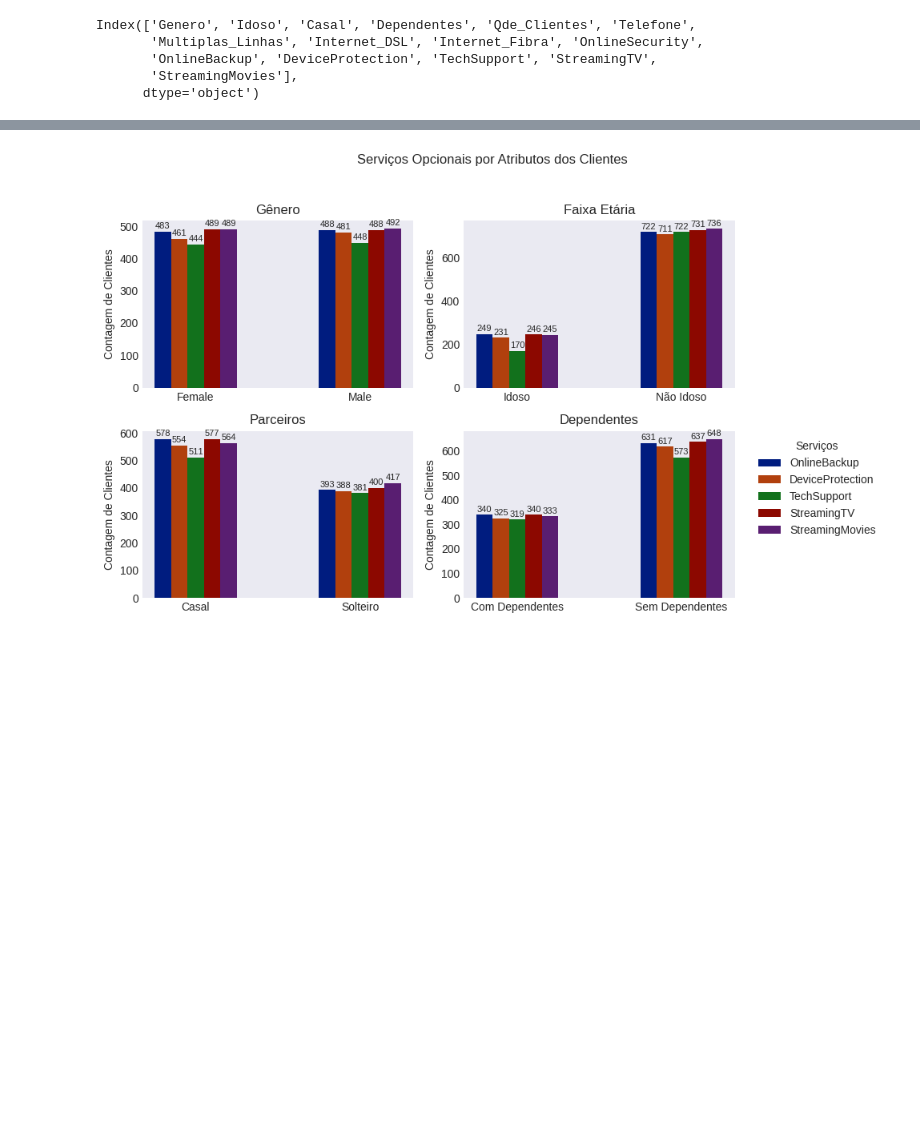
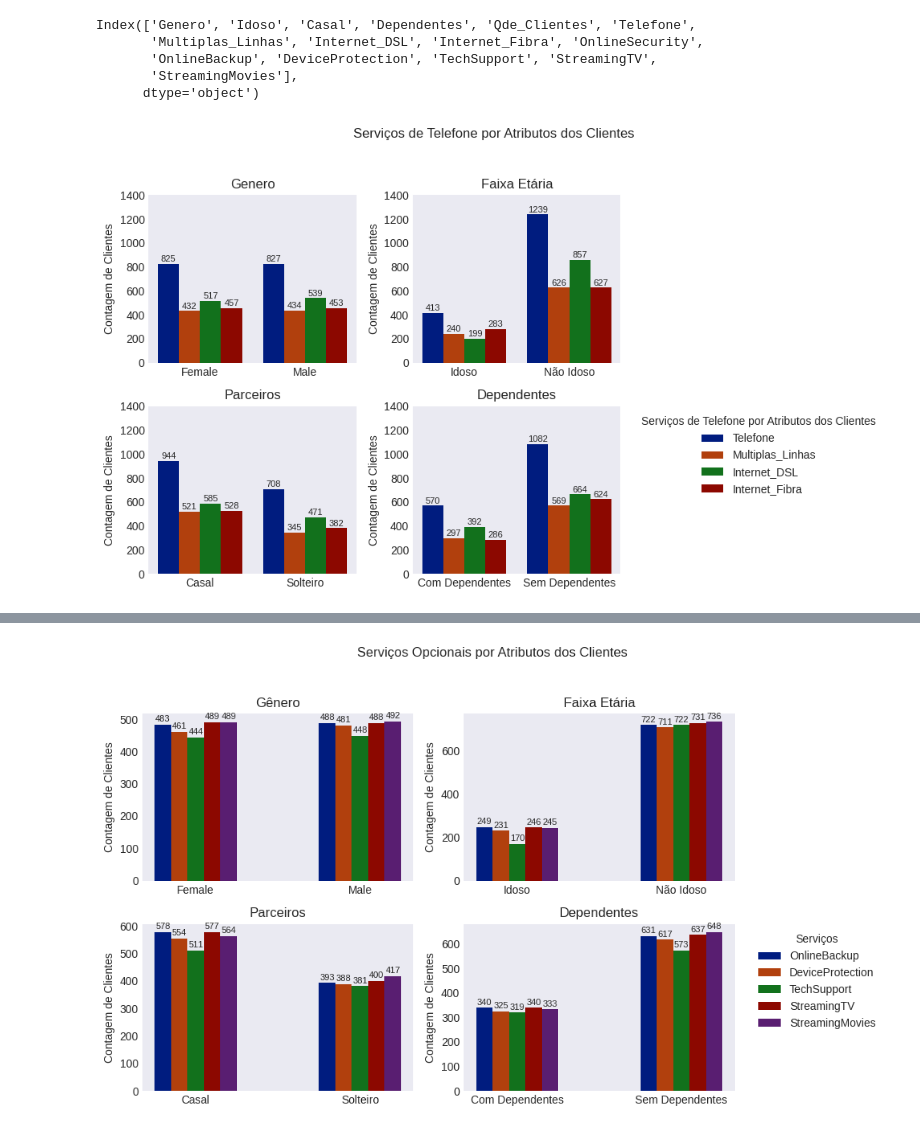
Before and after one commit to mauricioaalmeida/ONE-TelecomX, a Jupyter notebook: TelecomX_BR.ipynb, the cells around one changed output, grey strips where cells are left out. Saved outputs shown, nothing was run; the diff lists cells and outputs as text; code cells hidden in the pictures; blank space fills up the shorter version.

Commit message:
Graficos com funções

```diff
--- a/TelecomX_BR.ipynb
+++ b/TelecomX_BR.ipynb
@@ -784,6 +802,42 @@ with plt.style.context('seaborn-v0_8-dark'):
 [figure]
 # %% [markdown]
 ### Analise do Perfil de Clientes por Servicos
+# %%
+# Função para plotar 4 gráficos comparativos
+def graficos_atributos(df_array,col_valores, col_grupos, titulos_axes, legendas, tamanho_barra, titulo, max_y):
+  with plt.style.context('seaborn-v0_8-dark'):
+      cores = sns.color_palette("dark", n_colors=len(col_valores))
+      fig, axs = plt.subplots(2,2,figsize=(10, 6))
+      fig.suptitle(titulo)
+      bar_width = tamanho_barra  # Largura de cada barra
+      indices = range(2)
+      col_num = 0
+      for axi in range(2):
+        for axj in range(2):
+          ax = axs[axi,axj]
+          df = df_array[col_num]
+          for i, col in enumerate(col_valores):
+              # Posicionar as barras com deslocamento
+              bars = ax.bar([x + i * bar_width for x in indices], df[col],
+                            width=bar_width, label=col, color=cores[i])
+              # Adicionar valores acima das barras
+              for bar in bars:
+                  height = bar.get_height()
+                  ax.text(bar.get_x() + bar.get_width() / 2, height + 5, f'{int(height)}',
+                          ha='center', va='bottom', fontsize=8)
+          ax.set_xticks([x + bar_width * (len(col_valores) - 1) / 2 for x in indices])
+          ax.set_xticklabels(df[col_grupos[col_num]])
+          ax.set_title(titulos_axes[col_num])
+          ax.set_ylabel(legendas[col_num])
+          ax.set_xlabel(legendas[col_num+4])
+          ax.set_ylim(0,max_y)
+          #ax.legend(title='Serviços', bbox_to_anchor=(1.05, 1), loc='upper left')
+          col_num += 1
+
+      plt.legend(title=titulo, bbox_to_anchor=(1.05, 1), loc='upper left')
+
+      plt.tight_layout(rect=[0, 0, 1, 0.95])
+      plt.show()
 # %%
 df_ouro.Servico_Internet.value_counts()
 # %% [output]
@@ -834,8 +888,18 @@ Index(['Genero', 'Idoso', 'Casal', 'Dependentes', 'Qde_Clientes', 'Telefone',
        'StreamingMovies'],
       dtype='object')
 # %%
+titulo = 'Serviços de Telefone por Atributos dos Clientes'
 col_servicos = ['Telefone', 'Multiplas_Linhas', 'Internet_DSL', 'Internet_Fibra']
+col_grupos = ['Genero','Idoso','Casal','Dependentes']
+titulos_ax = ['Genero','Faixa Etária','Parceiros','Dependentes']
+legendas = ['Contagem de Clientes','Contagem de Clientes','Contagem de Clientes','Contagem de Clientes',
+             '','','','']
+tamanho_barras = 0.2
 df_genero = ouro_Clientes_Servicos.groupby('Genero')[col_servicos].sum().reset_index()
 df_idoso = ouro_Clientes_Servicos.groupby('Idoso')[col_servicos].sum().reset_index()
 df_casado = ouro_Clientes_Servicos.groupby('Casal')[col_servicos].sum().reset_index()
 df_dependente = ouro_Clientes_Servicos.groupby('Dependentes')[col_servicos].sum().reset_index()
+# %%
+graficos_atributos([df_genero,df_idoso,df_casado,df_dependente], col_servicos,col_grupos, titulos_ax, legendas, tamanho_barras, titulo, 1400)
+# %% [output]
+[figure, added]
```
Also changed, not shown: parts of 22 cells of this notebook.
